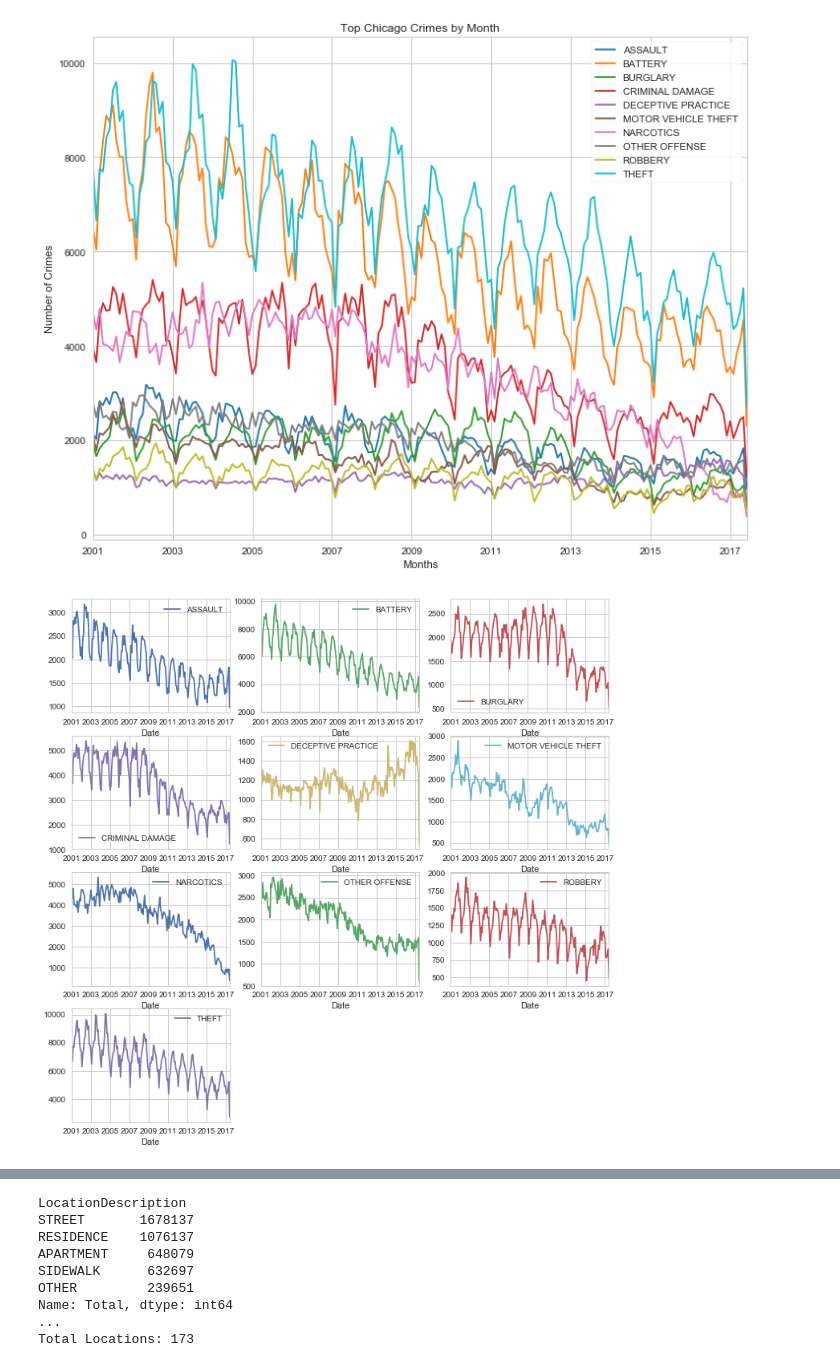
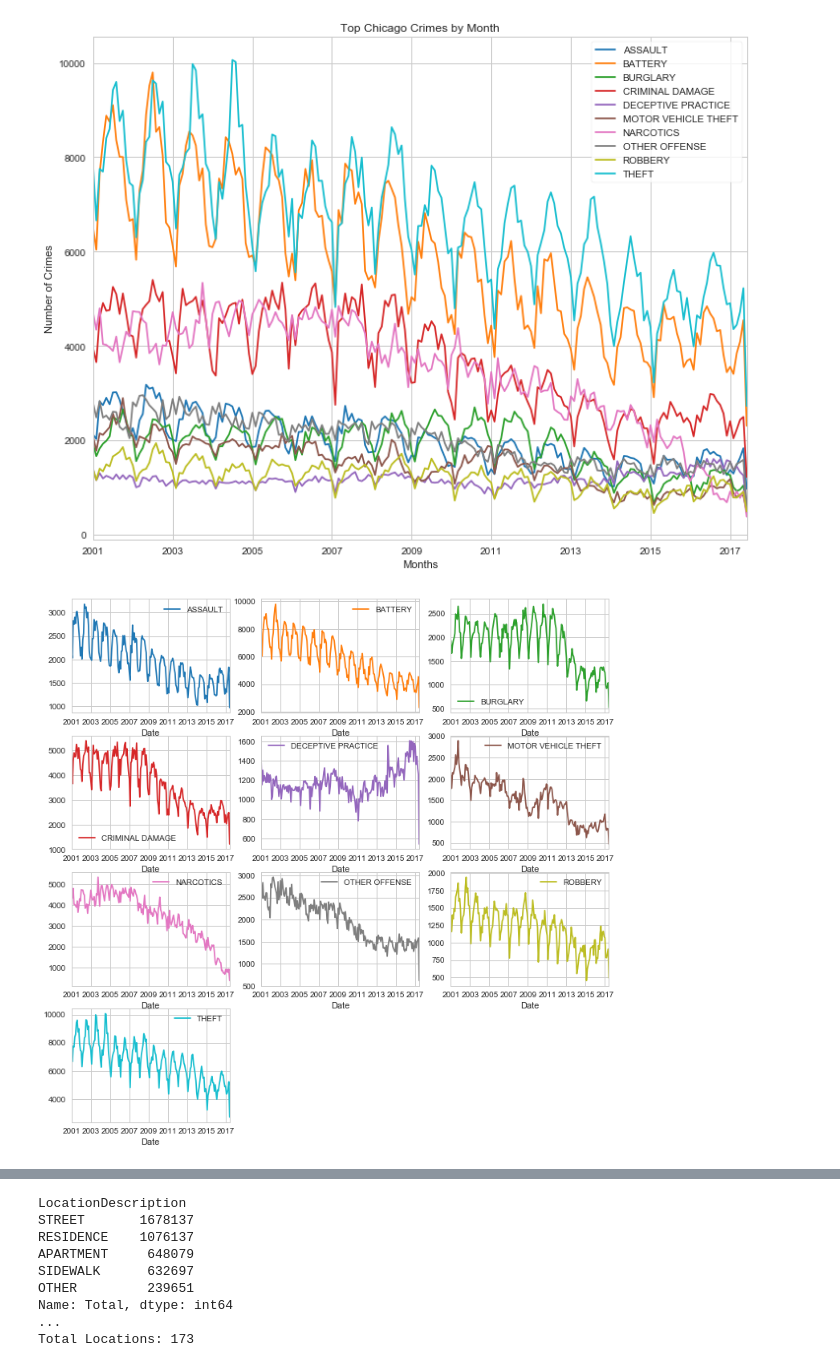
Before and after one commit to RandomFractals/ChicagoCrimes, a Jupyter notebook: notebooks/all-chicago-crime-charts.ipynb, the cells around one changed output, grey strips where cells are left out. Saved outputs shown, nothing was run; the diff lists cells and outputs as text; code cells hidden in the pictures.

```diff
--- a/notebooks/all-chicago-crime-charts.ipynb
+++ b/notebooks/all-chicago-crime-charts.ipynb
@@ -285,10 +307,11 @@ plt.show()
 [figure]
 # %%
 # plot top crimes grid
-top_crime_data.plot(figsize=(12, 12), subplots=True, layout=(-1, 3), sharex=False, sharey=False)
+top_crime_data.plot(figsize=(12, 12), subplots=True, layout=(-1, 3),\
+                    cmap='tab10', sharex=False, sharey=False)
 plt.show()
 # %% [output]
-[figure, old version]
+[figure, new version]
 # %%
 %%time
 # get all crime data by month and primary type
```
Also changed, not shown: parts of 9 cells of this notebook.
